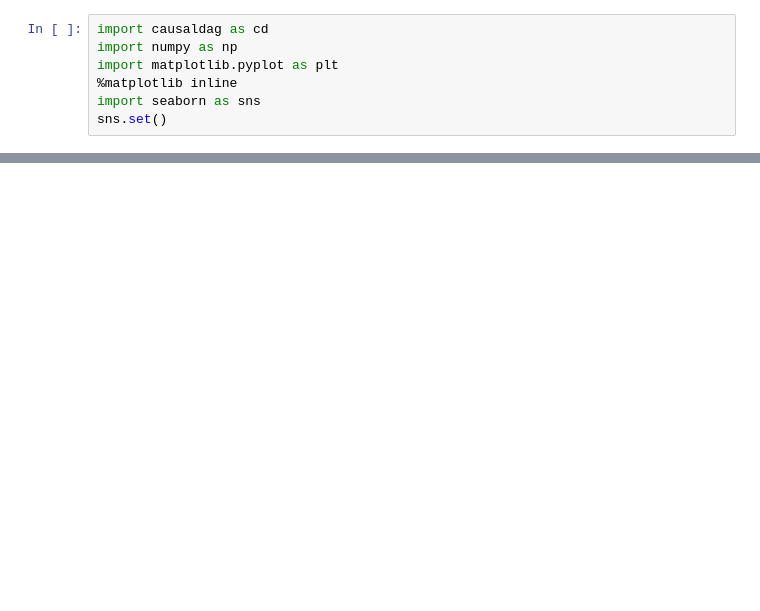
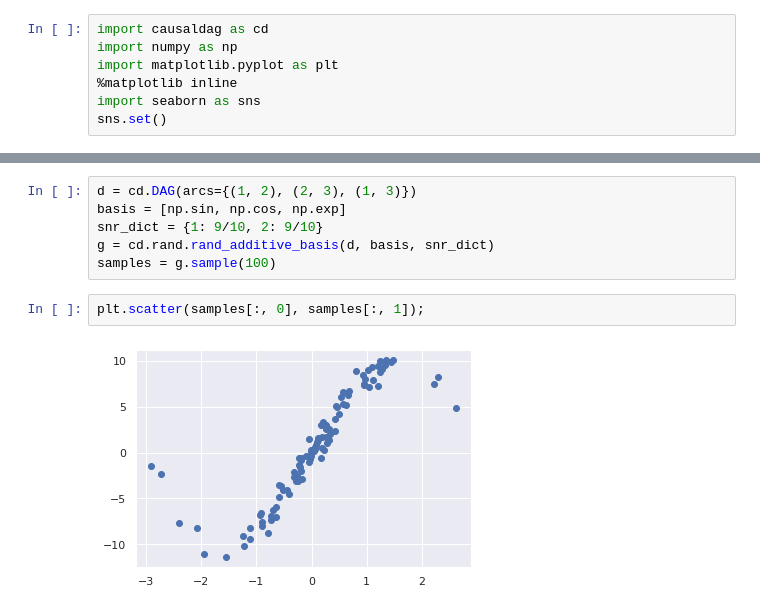
Before and after one commit to csquires/causaldag_examples, a Jupyter notebook: examples/nonlinear_basis_functions.ipynb, the cells around one changed output, grey strips where cells are left out. Cells and saved outputs as stored; diff of their text form; blank space fills up the shorter version.

```diff
--- a/examples/nonlinear_basis_functions.ipynb
+++ b/examples/nonlinear_basis_functions.ipynb
@@ -18,0 +23,10 @@ plt.scatter(samples[:, 0], samples[:, 1]);
+# %%
+d = cd.DAG(arcs={(1, 2), (2, 3), (1, 3)})
+basis = [np.sin, np.cos, np.exp]
+snr_dict = {1: 9/10, 2: 9/10}
+g = cd.rand.rand_additive_basis(d, basis, snr_dict)
+samples = g.sample(100)
+# %%
+plt.scatter(samples[:, 0], samples[:, 1]);
+# %% [output]
+[figure, added]
```
Also changed, not shown: parts of 5 cells of this notebook.
